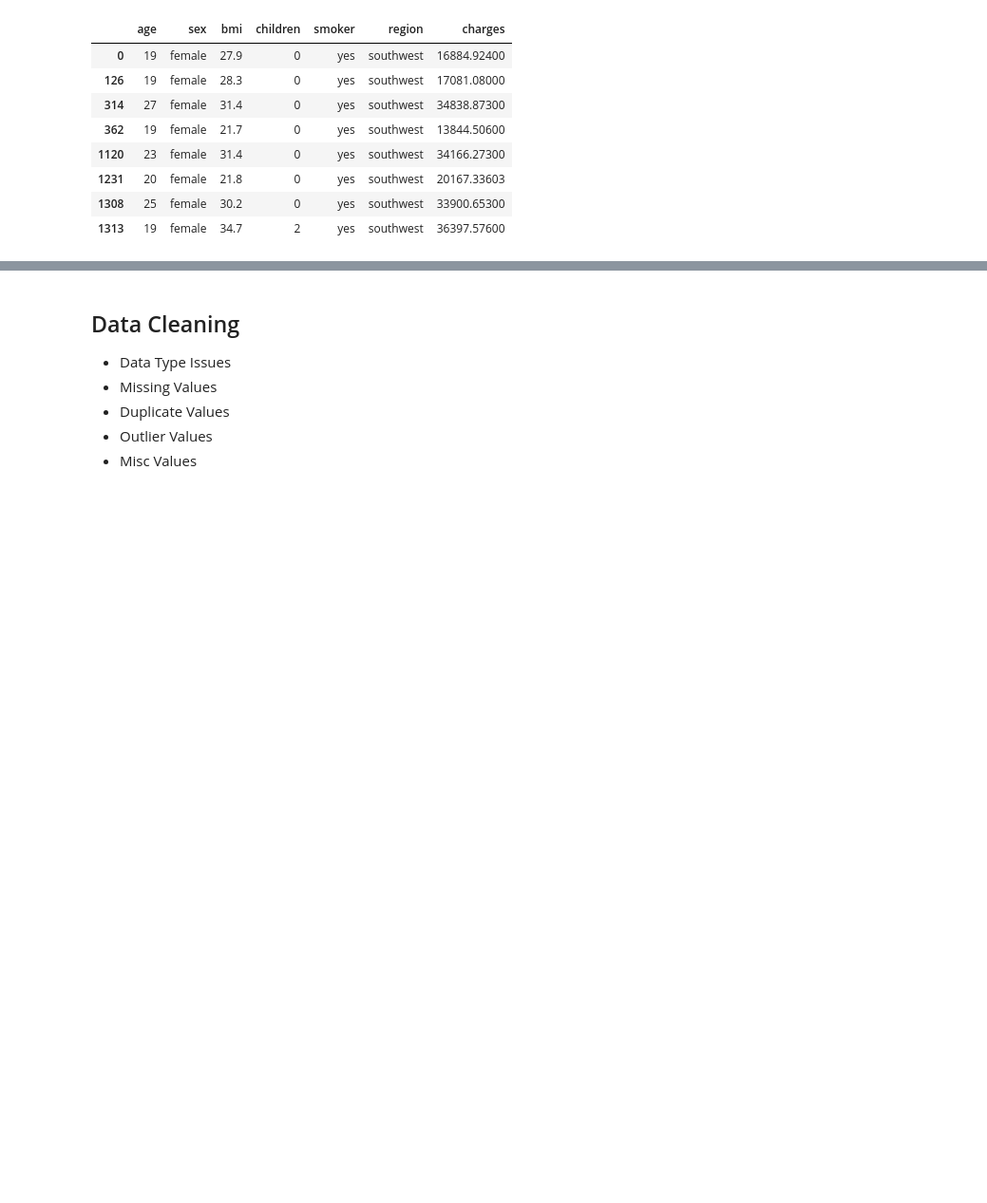
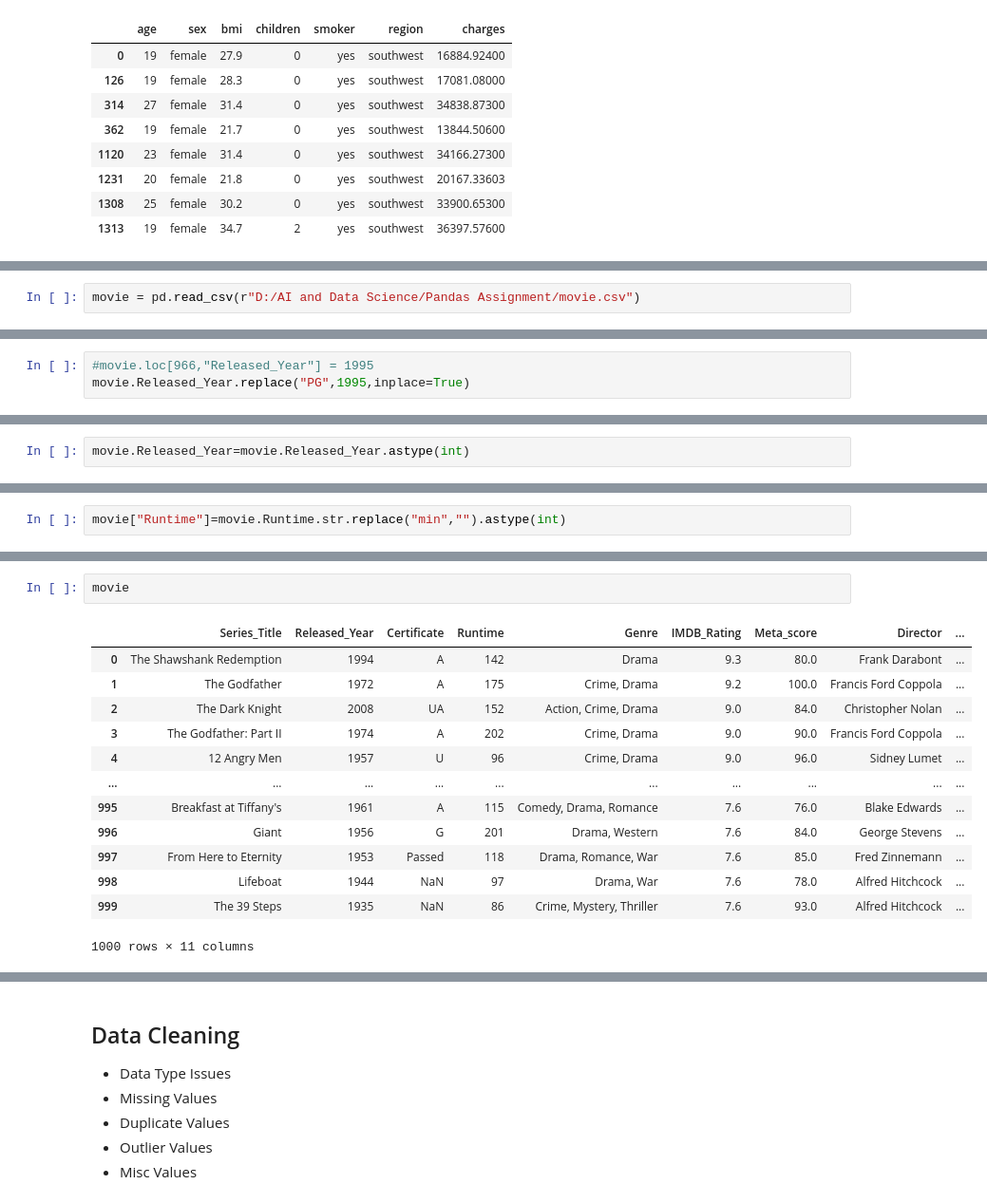
Before and after one commit to Khuzaima811/Pandas-Practice-repo, a Jupyter notebook: Class3PRC(Data_Cleaning).ipynb, the cells around one changed output, grey strips where cells are left out. Shown at 95% size. Saved outputs shown, nothing was run; the diff lists cells and outputs as text; blank space fills up the shorter version.

```diff
--- a/Class3PRC(Data_Cleaning).ipynb
+++ b/Class3PRC(Data_Cleaning).ipynb
@@ -177,0 +249,2 @@ data[(data.sex=="female") & (data.smoker=="yes") & (data.region=="southwest") &
+# %%
+movie = pd.read_csv(r"D:/AI and Data Science/Pandas Assignment/movie.csv")
@@ -177,0 +306,3 @@ data[(data.sex=="female") & (data.smoker=="yes") & (data.region=="southwest") &
+# %%
+#movie.loc[966,"Released_Year"] = 1995
+movie.Released_Year.replace("PG",1995,inplace=True)
@@ -177,0 +332,2 @@ data[(data.sex=="female") & (data.smoker=="yes") & (data.region=="southwest") &
+# %%
+movie.Released_Year=movie.Released_Year.astype(int)
@@ -177,0 +355,2 @@ data[(data.sex=="female") & (data.smoker=="yes") & (data.region=="southwest") &
+# %%
+movie["Runtime"]=movie.Runtime.str.replace("min","").astype(int)
@@ -177,0 +465,16 @@ data[(data.sex=="female") & (data.smoker=="yes") & (data.region=="southwest") &
+# %%
+movie
+# %% [output]
+|  | Series_Title | Released_Year | Certificate | Runtime | Genre | IMDB_Rating | Meta_score | Director | ... |
+| 0 | The Shawshank Redemption | 1994 | A | 142 | Drama | 9.3 | 80.0 | Frank Darabont | ... |
+| 1 | The Godfather | 1972 | A | 175 | Crime, Drama | 9.2 | 100.0 | Francis Ford Coppola | ... |
+| 2 | The Dark Knight | 2008 | UA | 152 | Action, Crime, Drama | 9.0 | 84.0 | Christopher Nolan | ... |
+| 3 | The Godfather: Part II | 1974 | A | 202 | Crime, Drama | 9.0 | 90.0 | Francis Ford Coppola | ... |
+| 4 | 12 Angry Men | 1957 | U | 96 | Crime, Drama | 9.0 | 96.0 | Sidney Lumet | ... |
+| ... | ... | ... | ... | ... | ... | ... | ... | ... | ... |
+| 995 | Breakfast at Tiffany's | 1961 | A | 115 | Comedy, Drama, Romance | 7.6 | 76.0 | Blake Edwards | ... |
+| 996 | Giant | 1956 | G | 201 | Drama, Western | 7.6 | 84.0 | George Stevens | ... |
+| 997 | From Here to Eternity | 1953 | Passed | 118 | Drama, Romance, War | 7.6 | 85.0 | Fred Zinnemann | ... |
+| 998 | Lifeboat | 1944 | NaN | 97 | Drama, War | 7.6 | 78.0 | Alfred Hitchcock | ... |
+| 999 | The 39 Steps | 1935 | NaN | 86 | Crime, Mystery, Thriller | 7.6 | 93.0 | Alfred Hitchcock | ... |
+1000 rows × 11 columns
```
Also changed, not shown: parts of 41 cells of this notebook, 10 other files.
